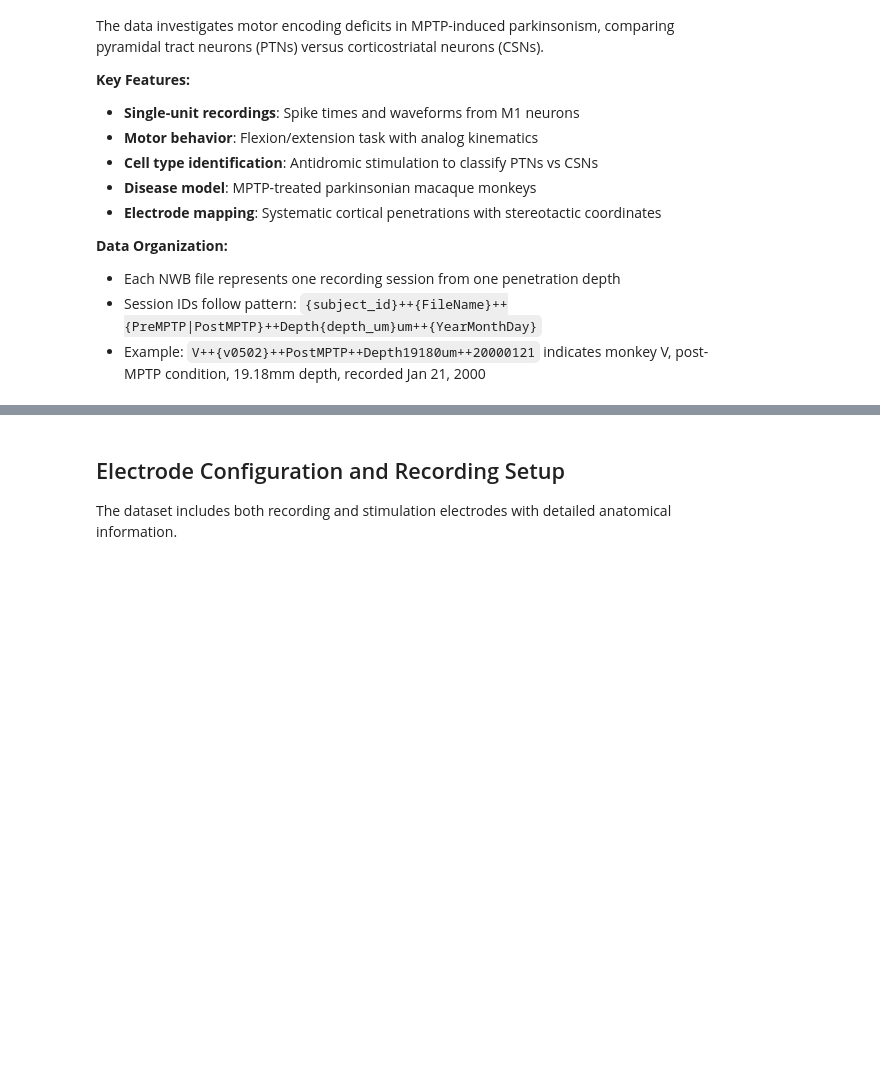
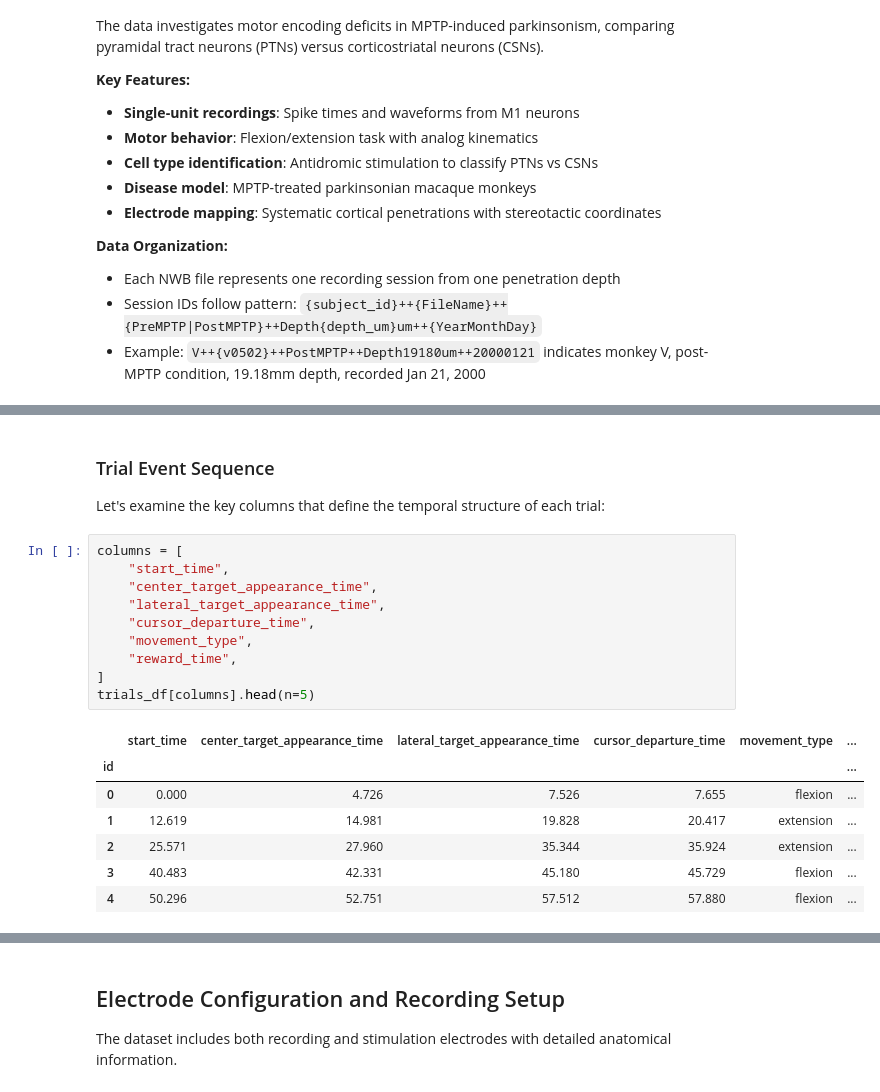
Before and after one commit to catalystneuro/turner-lab-to-nwb, a Jupyter notebook: notebooks/turner_m1_usage.ipynb, the cells around one changed output, grey strips where cells are left out. Saved outputs shown, nothing was run; the diff lists cells and outputs as text; blank space fills up the shorter version.

```diff
--- a/notebooks/turner_m1_usage.ipynb
+++ b/notebooks/turner_m1_usage.ipynb
@@ -64,0 +132,22 @@ Fields:
+# %% [markdown]
+### Trial Event Sequence
+
+Let's examine the key columns that define the temporal structure of each trial:
+# %%
+columns = [
+    "start_time",
+    "center_target_appearance_time",
+    "lateral_target_appearance_time",
+    "cursor_departure_time",
+    "movement_type",
+    "reward_time",
+]
+trials_df[columns].head(n=5)
+# %% [output]
+|  | start_time | center_target_appearance_time | lateral_target_appearance_time | cursor_departure_time | movement_type | ... |
+| id |  |  |  |  |  | ... |
+| 0 | 0.000 | 4.726 | 7.526 | 7.655 | flexion | ... |
+| 1 | 12.619 | 14.981 | 19.828 | 20.417 | extension | ... |
+| 2 | 25.571 | 27.960 | 35.344 | 35.924 | extension | ... |
+| 3 | 40.483 | 42.331 | 45.180 | 45.729 | flexion | ... |
+| 4 | 50.296 | 52.751 | 57.512 | 57.880 | flexion | ... |
```
Also changed, not shown: parts of 13 cells of this notebook, 4 other files.
